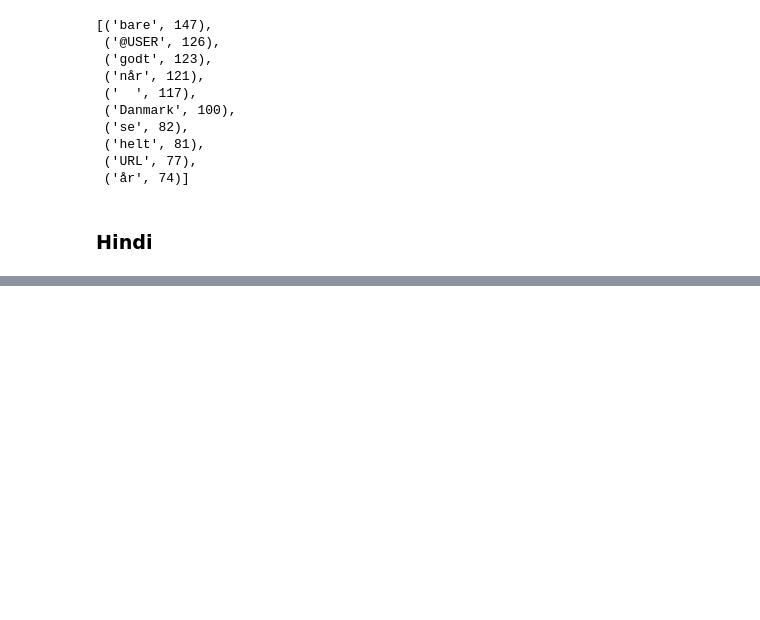
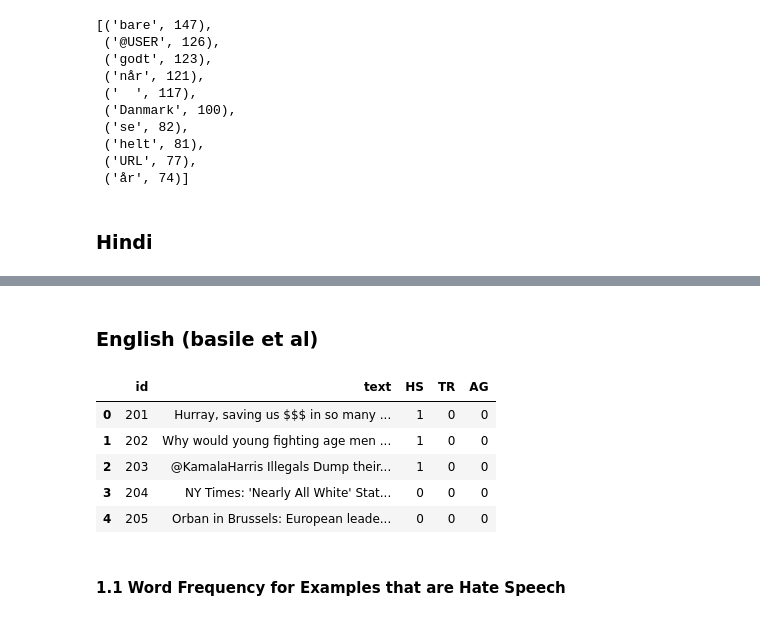
Before and after one commit to vidhur2k/Multilngual-Hate-Speech, a Jupyter notebook: preprocessing/inputstatistics.ipynb, the cells around one changed output, grey strips where cells are left out. Cells and saved outputs as stored; diff of their text form; code cells hidden in the pictures; blank space fills up the shorter version.

```diff
--- a/preprocessing/inputstatistics.ipynb
+++ b/preprocessing/inputstatistics.ipynb
@@ -335,0 +306,15 @@ freqs.most_common()[:10]
+# %% [markdown]
+### English (basile et al)
+# %%
+df = pd.read_csv(f'{DATA_DIR}/english-basile/hateval2019_en_train.csv')
+# %%
+df.head()
+# %% [output]
+|  | id | text | HS | TR | AG |
+| 0 | 201 | Hurray, saving us $$$ in so many ... | 1 | 0 | 0 |
+| 1 | 202 | Why would young fighting age men ... | 1 | 0 | 0 |
+| 2 | 203 | @KamalaHarris Illegals Dump their... | 1 | 0 | 0 |
+| 3 | 204 | NY Times: 'Nearly All White' Stat... | 0 | 0 | 0 |
+| 4 | 205 | Orban in Brussels: European leade... | 0 | 0 | 0 |
+# %% [markdown]
+#### 1.1 Word Frequency for Examples that are Hate Speech
```
Also changed, not shown: parts of 27 cells of this notebook, 1 other file.
